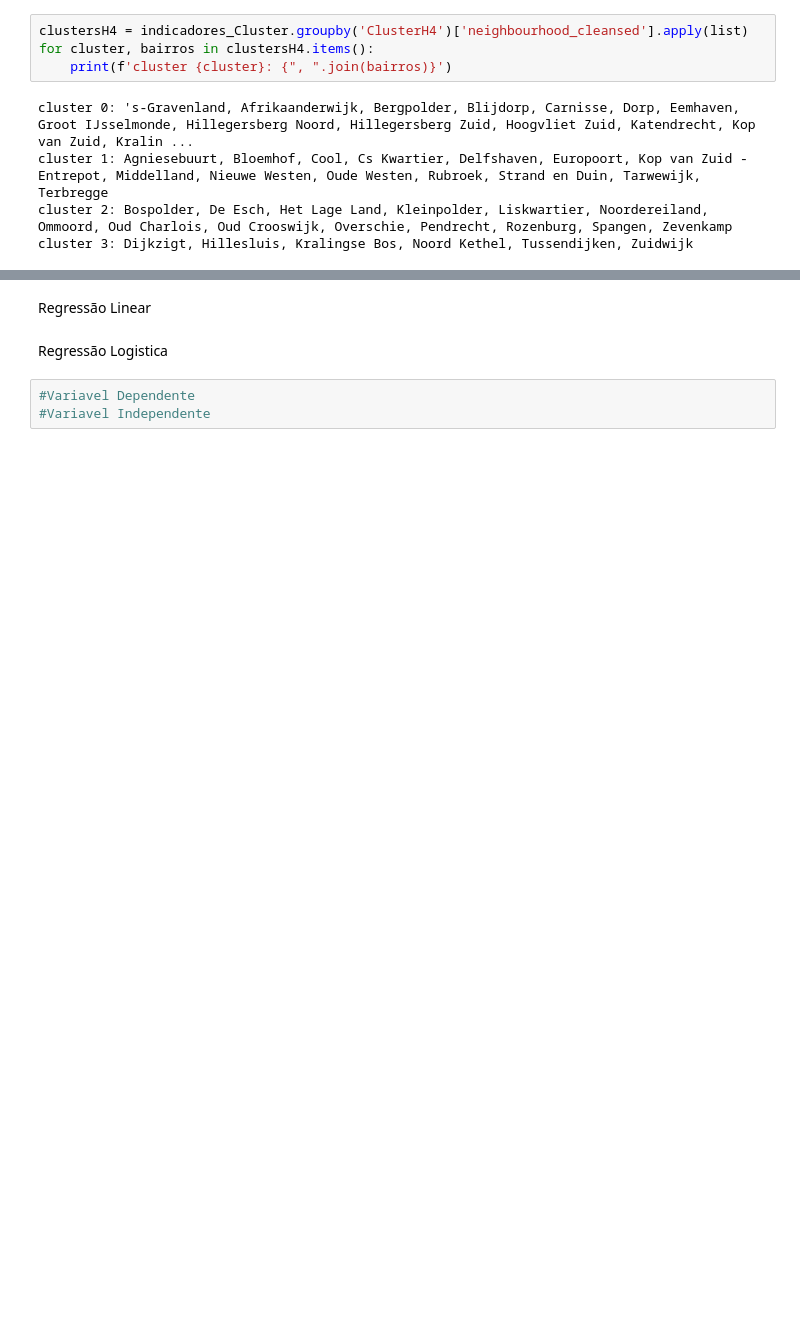
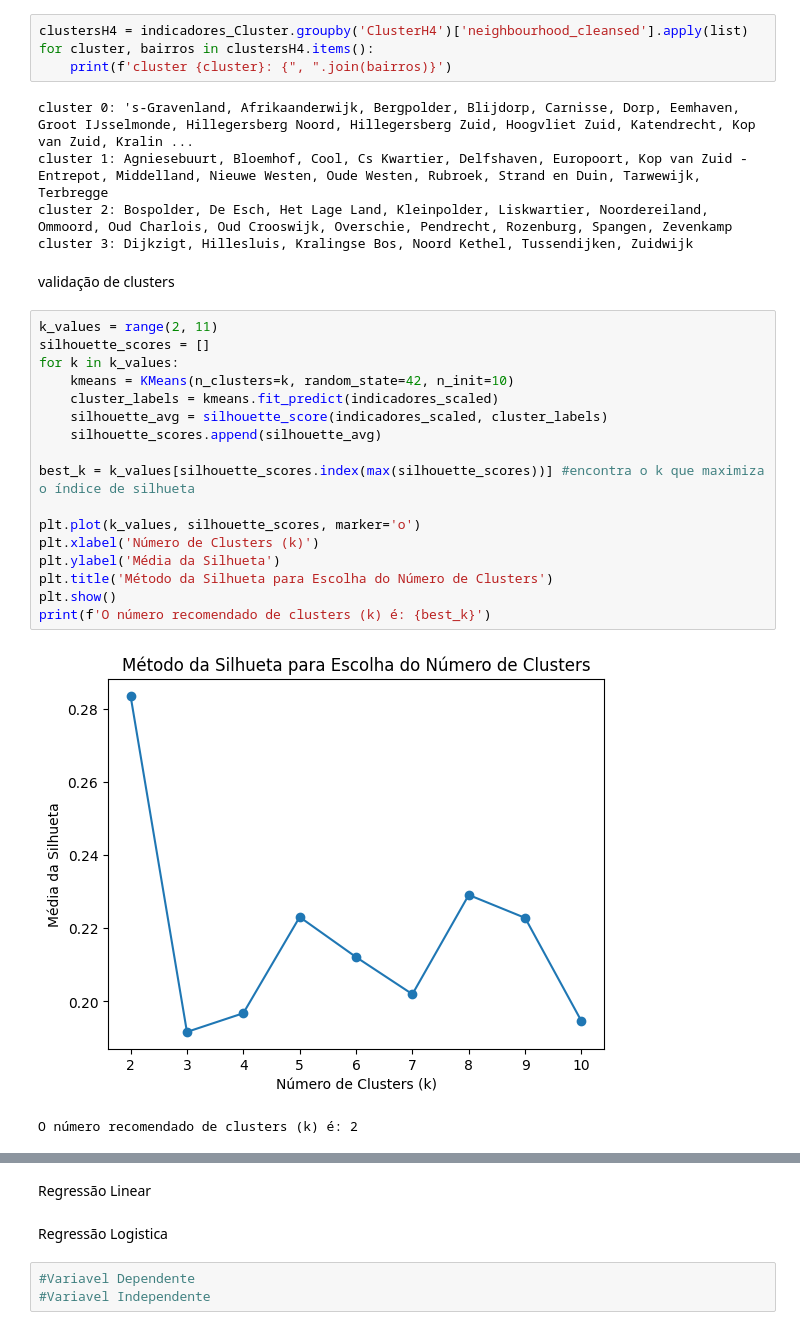
Before and after one commit to RafaelAndreRio/SAD_Trabalho_Final, a Jupyter notebook: Estudo_airbnb.ipynb, the cells around one changed output, grey strips where cells are left out. Cells and saved outputs as stored; diff of their text form; blank space fills up the shorter version.

```diff
--- a/Estudo_airbnb.ipynb
+++ b/Estudo_airbnb.ipynb
@@ -638,3 +655,25 @@ cluster 0: 's-Gravenland, Afrikaanderwijk, Bergpolder, Blijdorp, Carnisse, Dorp,
 cluster 1: Agniesebuurt, Bloemhof, Cool, Cs Kwartier, Delfshaven, Europoort, Kop van Zuid - Entrepot, Middelland, Nieuwe Westen, Oude Westen, Rubroek, Strand en Duin, Tarwewijk, Terbregge
 cluster 2: Bospolder, De Esch, Het Lage Land, Kleinpolder, Liskwartier, Noordereiland, Ommoord, Oud Charlois, Oud Crooswijk, Overschie, Pendrecht, Rozenburg, Spangen, Zevenkamp
 cluster 3: Dijkzigt, Hillesluis, Kralingse Bos, Noord Kethel, Tussendijken, Zuidwijk
+# %% [markdown]
+validação de clusters
+# %%
+k_values = range(2, 11)
+silhouette_scores = []
+for k in k_values:
+    kmeans = KMeans(n_clusters=k, random_state=42, n_init=10)
+    cluster_labels = kmeans.fit_predict(indicadores_scaled)
+    silhouette_avg = silhouette_score(indicadores_scaled, cluster_labels)
+    silhouette_scores.append(silhouette_avg)
+
+best_k = k_values[silhouette_scores.index(max(silhouette_scores))] #encontra o k que maximiza o índice de silhueta
+
+plt.plot(k_values, silhouette_scores, marker='o')
+plt.xlabel('Número de Clusters (k)')
+plt.ylabel('Média da Silhueta')
+plt.title('Método da Silhueta para Escolha do Número de Clusters')
+plt.show()
+print(f'O número recomendado de clusters (k) é: {best_k}')
+# %% [output]
+[figure, added]
+O número recomendado de clusters (k) é: 2
```
Also changed, not shown: parts of 4 cells of this notebook, 1 other file.
